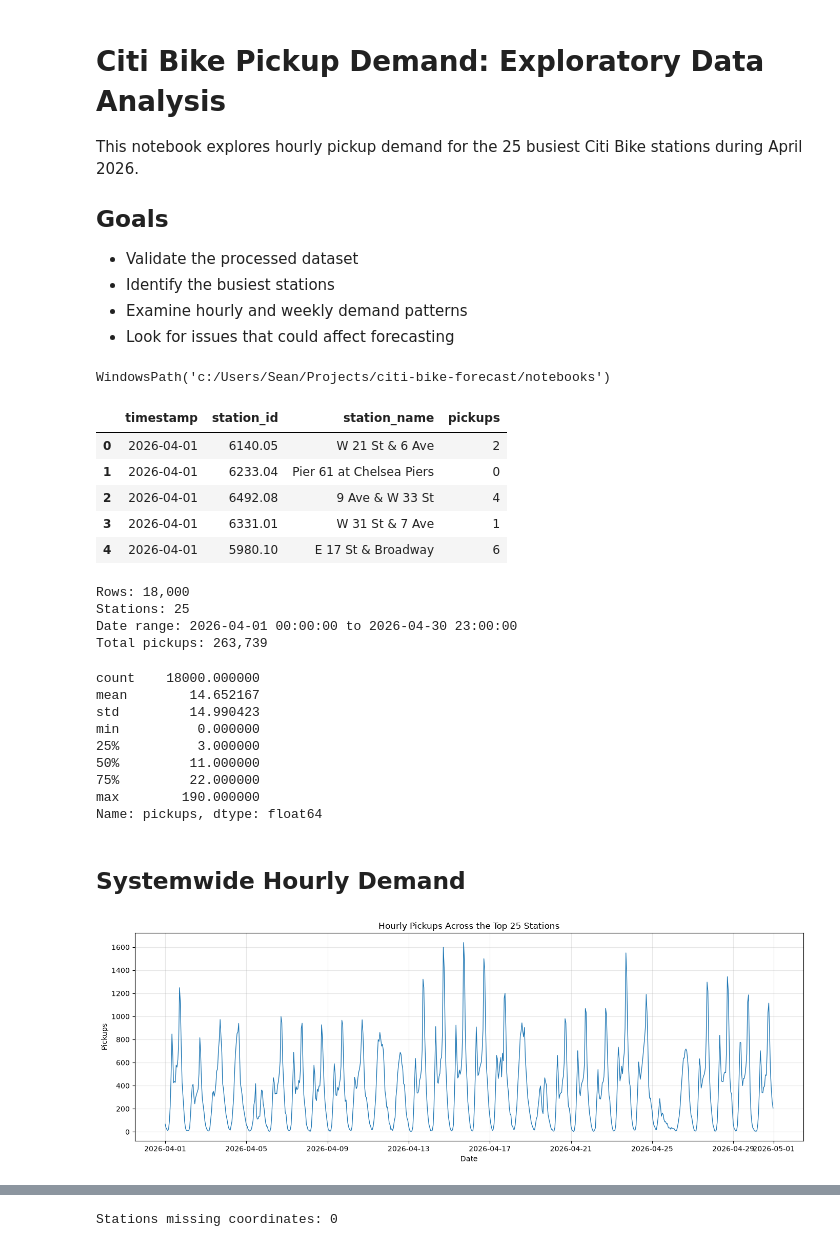
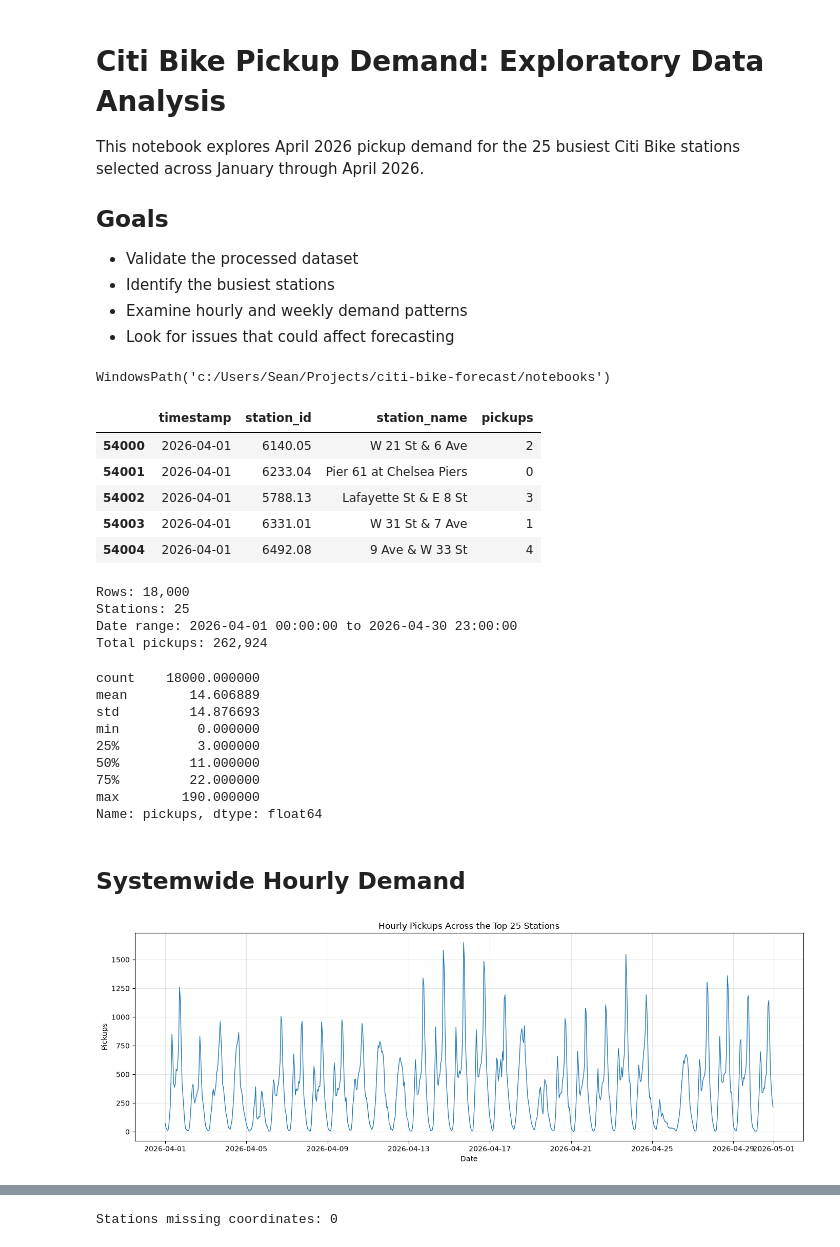
Before and after one commit to s-hanlon/citi-bike-forecast, a Jupyter notebook: notebooks/01_eda.ipynb, the cells around one changed output, grey strips where cells are left out. Drawn from its saved outputs; the diff is of its cells as text; code cells hidden in the pictures.

```diff
--- a/notebooks/01_eda.ipynb
+++ b/notebooks/01_eda.ipynb
@@ -1,7 +1,7 @@
 # %% [markdown]
 # Citi Bike Pickup Demand: Exploratory Data Analysis
 
-This notebook explores hourly pickup demand for the 25 busiest Citi Bike stations during April 2026.
+This notebook explores April 2026 pickup demand for the 25 busiest Citi Bike stations selected across January through April 2026.
 
 ## Goals
 
@@ -18,28 +18,39 @@ WindowsPath('c:/Users/Sean/Projects/citi-bike-forecast/notebooks')
 # %%
 import matplotlib.pyplot as plt
 import pandas as pd
 import plotly.express as px
 import geopandas as gpd
 
 
 PROJECT_ROOT = Path.cwd().parent
 DATA_FILE = (
     PROJECT_ROOT
     / "data"
     / "processed"
     / "hourly_pickups.parquet"
 )
 
-pickups = pd.read_parquet(DATA_FILE)
+all_pickups = pd.read_parquet(DATA_FILE)
+
+pickups = all_pickups[
+    (
+        all_pickups["timestamp"]
+        >= "2026-04-01"
+    )
+    & (
+        all_pickups["timestamp"]
+        < "2026-05-01"
+    )
+].copy()
 
 pickups.head()
 # %% [output]
 |  | timestamp | station_id | station_name | pickups |
-| 0 | 2026-04-01 | 6140.05 | W 21 St & 6 Ave | 2 |
-| 1 | 2026-04-01 | 6233.04 | Pier 61 at Chelsea Piers | 0 |
-| 2 | 2026-04-01 | 6492.08 | 9 Ave & W 33 St | 4 |
-| 3 | 2026-04-01 | 6331.01 | W 31 St & 7 Ave | 1 |
-| 4 | 2026-04-01 | 5980.10 | E 17 St & Broadway | 6 |
+| 54000 | 2026-04-01 | 6140.05 | W 21 St & 6 Ave | 2 |
+| 54001 | 2026-04-01 | 6233.04 | Pier 61 at Chelsea Piers | 0 |
+| 54002 | 2026-04-01 | 5788.13 | Lafayette St & E 8 St | 3 |
+| 54003 | 2026-04-01 | 6331.01 | W 31 St & 7 Ave | 1 |
+| 54004 | 2026-04-01 | 6492.08 | 9 Ave & W 33 St | 4 |
 # %%
 print(f"Rows: {len(pickups):,}")
 print(f"Stations: {pickups['station_id'].nunique()}")
@@ -54,10 +65,10 @@ pickups["pickups"].describe()
 Rows: 18,000
 Stations: 25
 Date range: 2026-04-01 00:00:00 to 2026-04-30 23:00:00
-Total pickups: 263,739
+Total pickups: 262,924
 count    18000.000000
-mean        14.652167
-std         14.990423
+mean        14.606889
+std         14.876693
 min          0.000000
 25%          3.000000
 50%         11.000000
@@ -88,7 +99,7 @@ ax.grid(alpha=0.3)
 plt.tight_layout()
 plt.show()
 # %% [output]
-[figure, old version]
+[figure, new version]
 # %%
 system_hourly["hour"] = system_hourly["timestamp"].dt.hour
 system_hourly["is_weekend"] = (
```
Also changed, not shown: parts of 7 cells of this notebook, 1 other file.
